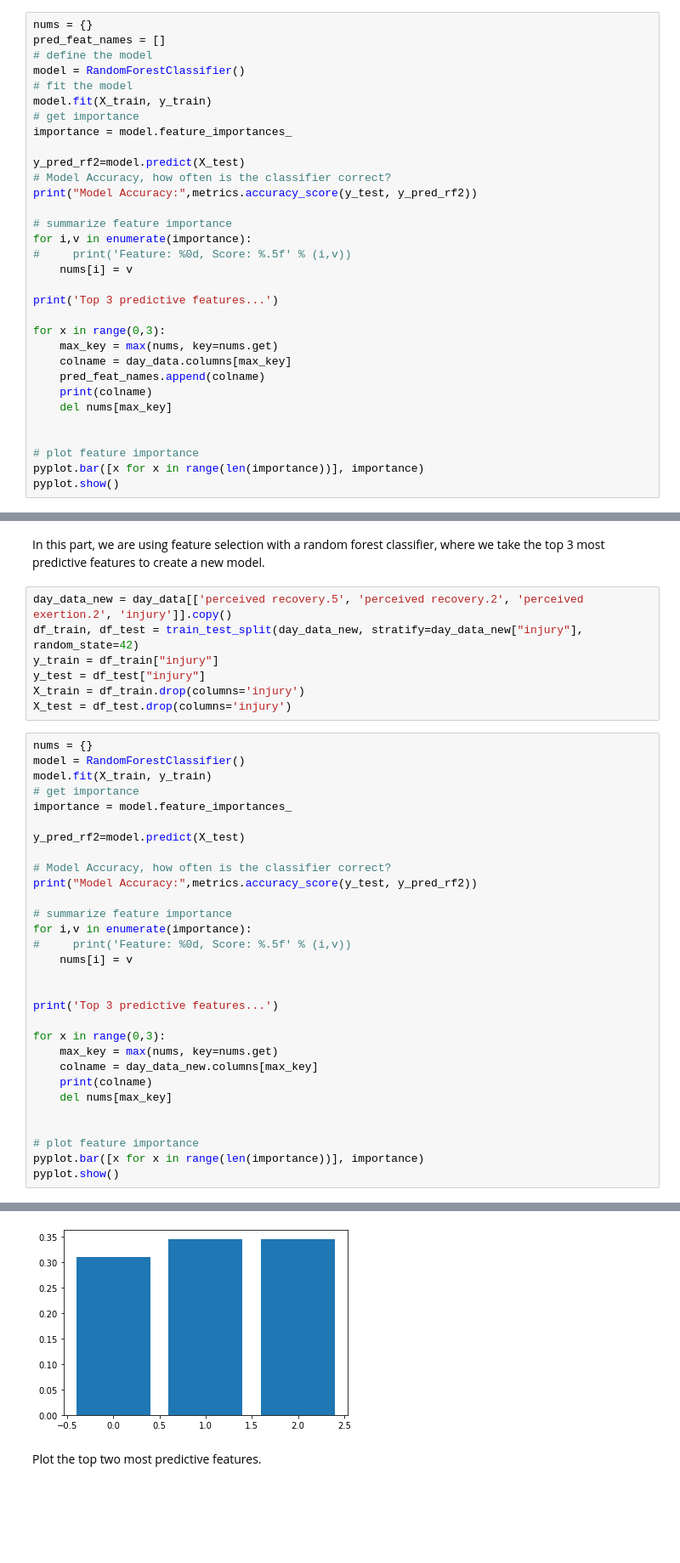
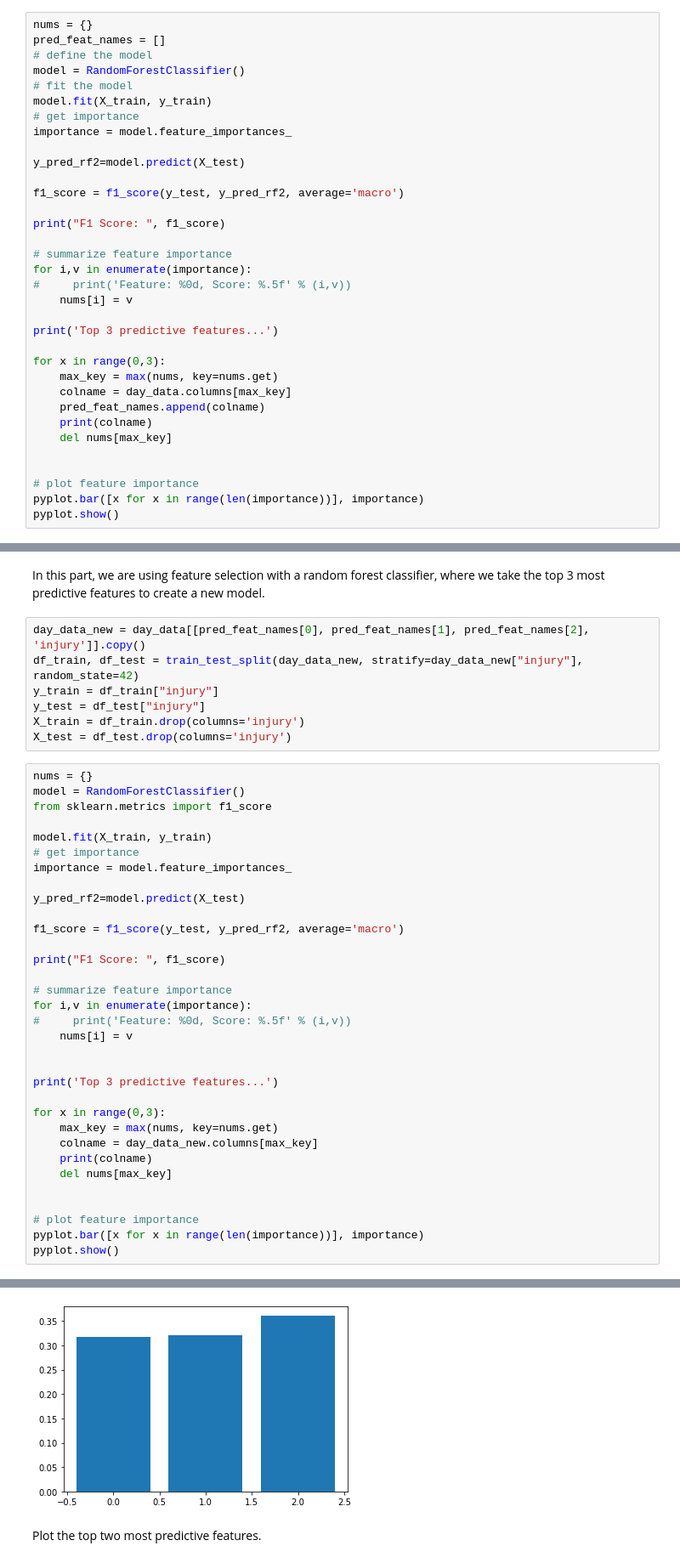
Before and after one commit to ryn8raun248/TrainingTrainers, a Jupyter notebook: final_project_notebook.ipynb, the cells around one changed output, grey strips where cells are left out. Shown at 85% size. Saved outputs shown, nothing was run; the diff lists cells and outputs as text; blank space fills up the shorter version.

```diff
--- a/final_project_notebook.ipynb
+++ b/final_project_notebook.ipynb
@@ -409,8 +411,10 @@ model.fit(X_train, y_train)
 importance = model.feature_importances_
 
 y_pred_rf2=model.predict(X_test)
-# Model Accuracy, how often is the classifier correct?
-print("Model Accuracy:",metrics.accuracy_score(y_test, y_pred_rf2))
+
+f1_score = f1_score(y_test, y_pred_rf2, average='macro')
+
+print("F1 Score: ", f1_score)
 
 # summarize feature importance
 for i,v in enumerate(importance):
@@ -449,7 +453,7 @@ plt.show()
 # %% [markdown]
 In this part, we are using feature selection with a random forest classifier, where we take the top 3 most predictive features to create a new model.
 # %%
-day_data_new = day_data[['perceived recovery.5', 'perceived recovery.2', 'perceived exertion.2', 'injury']].copy()
+day_data_new = day_data[[pred_feat_names[0], pred_feat_names[1], pred_feat_names[2], 'injury']].copy()
 df_train, df_test = train_test_split(day_data_new, stratify=day_data_new["injury"], random_state=42)
 y_train = df_train["injury"]
 y_test = df_test["injury"]
@@ -458,14 +462,17 @@ X_test = df_test.drop(columns='injury')
 # %%
 nums = {}
 model = RandomForestClassifier()
+from sklearn.metrics import f1_score
+
 model.fit(X_train, y_train)
 # get importance
 importance = model.feature_importances_
 
 y_pred_rf2=model.predict(X_test)
 
-# Model Accuracy, how often is the classifier correct?
-print("Model Accuracy:",metrics.accuracy_score(y_test, y_pred_rf2))
+f1_score = f1_score(y_test, y_pred_rf2, average='macro')
+
+print("F1 Score: ", f1_score)
 
 # summarize feature importance
 for i,v in enumerate(importance):
@@ -492,6 +499,6 @@ perceived exertion.2
 perceived recovery.2
 perceived recovery.5
-[figure, old version]
+[figure, new version]
 # %% [markdown]
 Plot the top two most predictive features.
 # %%
```
Also changed, not shown: parts of 5 cells of this notebook.
